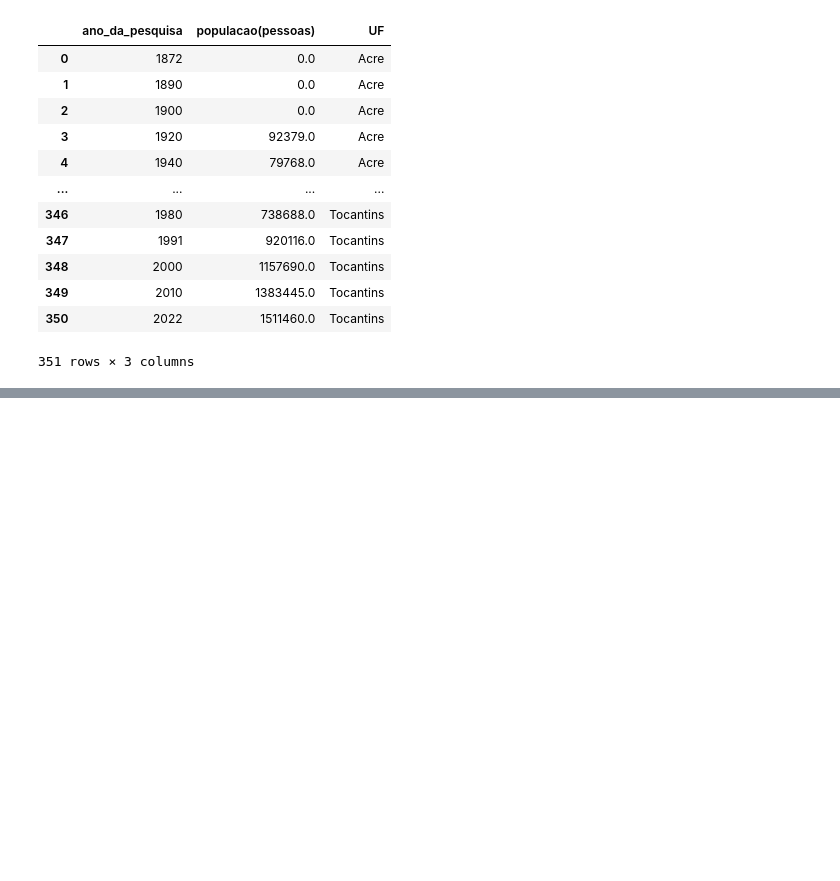
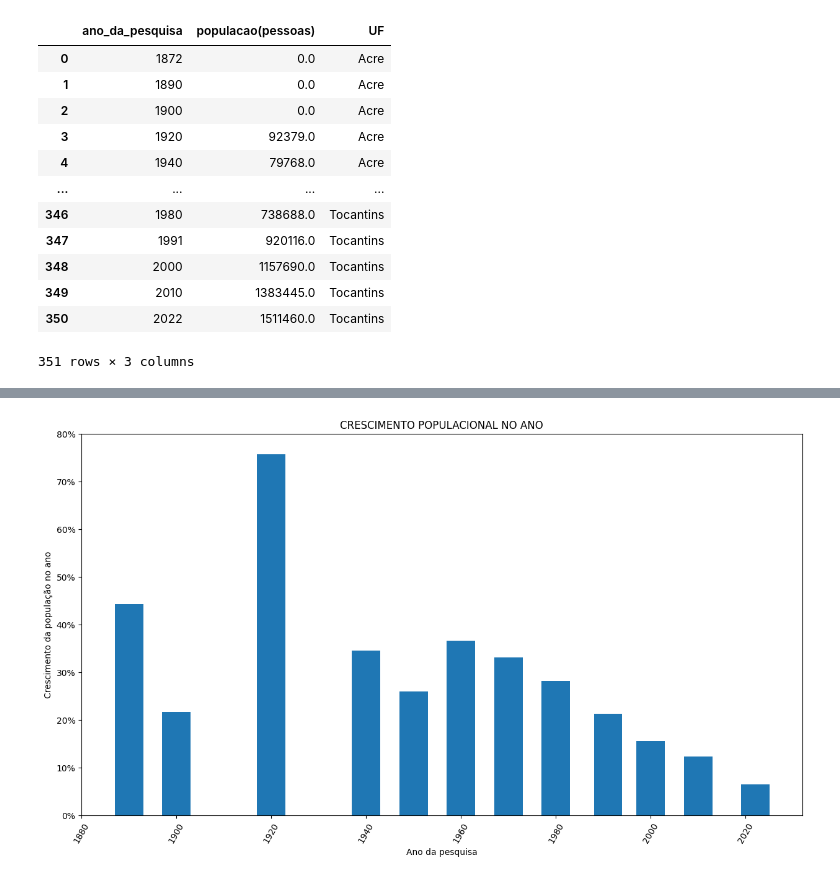
Before and after one commit to httpsdfaa/censo-2022, a Jupyter notebook: crescimento_analysis.ipynb, the cells around one changed output, grey strips where cells are left out. Cells and saved outputs as stored; diff of their text form; code cells hidden in the pictures; blank space fills up the shorter version.

```diff
--- a/crescimento_analysis.ipynb
+++ b/crescimento_analysis.ipynb
@@ -129,0 +131,23 @@ Text(0, 0.5, 'População')
+# %%
+plt.figure(figsize=(15, 8))
+
+valor_x = np.arange(1880, 2030, 20)
+valor_y = np.arange(0, 90, 10)
+
+# plotagem crescimento populacional em porcentagem
+plt.bar(df_crescimento['ano_da_pesquisa'], df_crescimento['crescimento_populacional'], width=6)
+
+# alterando o label do eixo
+plt.xticks(valor_x, [var for var in valor_x])
+plt.yticks(valor_y, [format(var,'.0f') + '%' for var in valor_y])
+
+# rotacionando o label em graus
+plt.xticks(rotation=60)
+
+plt.title('CRESCIMENTO POPULACIONAL NO ANO')
+plt.xlabel('Ano da pesquisa')
+plt.ylabel('Crescimento da população no ano')
+
+plt.show()
+# %% [output]
+[figure, added]
```
Also changed, not shown: parts of 4 cells of this notebook.
